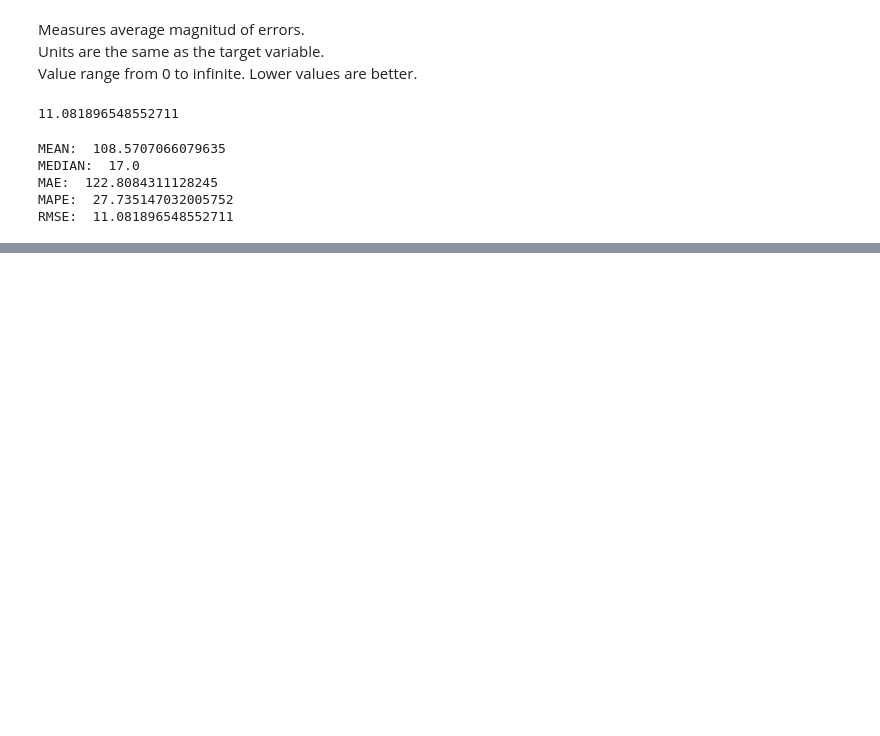
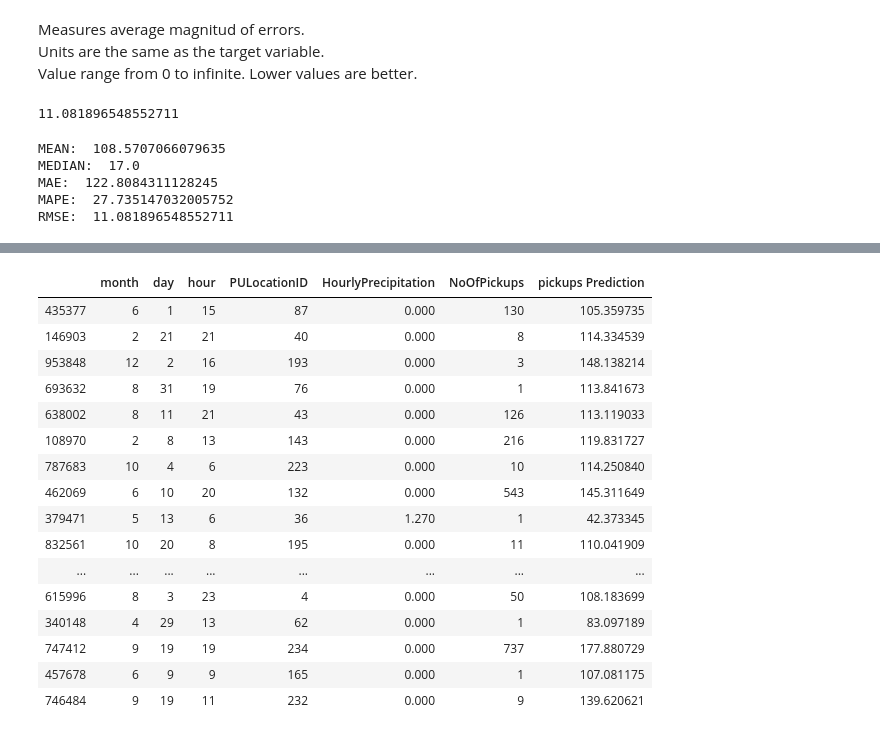
Before and after one commit to angelrps/MasterDataScience_FinalProject, a Jupyter notebook: notebooks/Modelling_01.ipynb, the cells around one changed output, grey strips where cells are left out. Saved outputs shown, nothing was run; the diff lists cells and outputs as text; code cells hidden in the pictures; blank space fills up the shorter version.

Commit message:
modelling regression_first scores are very bad

```diff
--- a/notebooks/Modelling_01.ipynb
+++ b/notebooks/Modelling_01.ipynb
@@ -20,4 +20,13 @@ cd ../data
 /home/angelrps/git/MasterDataScience_FinalProject/data
 # %% [markdown]
 ## 1. Import libraries and dataset
+# %%
+# IMPORT LIBRARIES
+pd.options.display.max_columns = None
+pd.options.display.max_rows = None
+import pandas as pd
+import numpy as np
+import matplotlib.pyplot as plt
+%matplotlib inline
+from sklearn.model_selection import train_test_split
 # %%
@@ -163,12 +193,12 @@ memory usage: 102.8+ MB
 # %%
 from sklearn.linear_model import LinearRegression
 
-# 4.1 Create an instance of the model
-reg = LinearRegression()
-
-# 4.2 Train the regressor
-reg.fit(X_train, y_train)
+# 4.1 Create an instance of the model and train it
+reg = LinearRegression().fit(X_train, y_train)
 
 # Do predictions
-reg.predict(X_val)
+reg_y_pred = reg.predict(X_val)
+print(reg.score(X_train, y_train))
+print(reg.score(X_val, y_val))
+print(reg.score(X_test, y_test))
 # %% [output]
@@ -227,0 +331,25 @@ RMSE:  11.081896548552711
+# %%
+# Merge X_train with predictions
+combine2 = X_test.copy()
+combine2['NoOfPickups'] = y_test
+combine2['pickups Prediction'] = reg.predict(X_test)
+
+combine2.head(100)
+# %% [output]
+|  | month | day | hour | PULocationID | HourlyPrecipitation | NoOfPickups | pickups Prediction |
+| 435377 | 6 | 1 | 15 | 87 | 0.000 | 130 | 105.359735 |
+| 146903 | 2 | 21 | 21 | 40 | 0.000 | 8 | 114.334539 |
+| 953848 | 12 | 2 | 16 | 193 | 0.000 | 3 | 148.138214 |
+| 693632 | 8 | 31 | 19 | 76 | 0.000 | 1 | 113.841673 |
+| 638002 | 8 | 11 | 21 | 43 | 0.000 | 126 | 113.119033 |
+| 108970 | 2 | 8 | 13 | 143 | 0.000 | 216 | 119.831727 |
+| 787683 | 10 | 4 | 6 | 223 | 0.000 | 10 | 114.250840 |
+| 462069 | 6 | 10 | 20 | 132 | 0.000 | 543 | 145.311649 |
+| 379471 | 5 | 13 | 6 | 36 | 1.270 | 1 | 42.373345 |
+| 832561 | 10 | 20 | 8 | 195 | 0.000 | 11 | 110.041909 |
+| ... | ... | ... | ... | ... | ... | ... | ... |
+| 615996 | 8 | 3 | 23 | 4 | 0.000 | 50 | 108.183699 |
+| 340148 | 4 | 29 | 13 | 62 | 0.000 | 1 | 83.097189 |
+| 747412 | 9 | 19 | 19 | 234 | 0.000 | 737 | 177.880729 |
+| 457678 | 6 | 9 | 9 | 165 | 0.000 | 1 | 107.081175 |
+| 746484 | 9 | 19 | 11 | 232 | 0.000 | 9 | 139.620621 |
```
Also changed, not shown: parts of 15 cells of this notebook.
